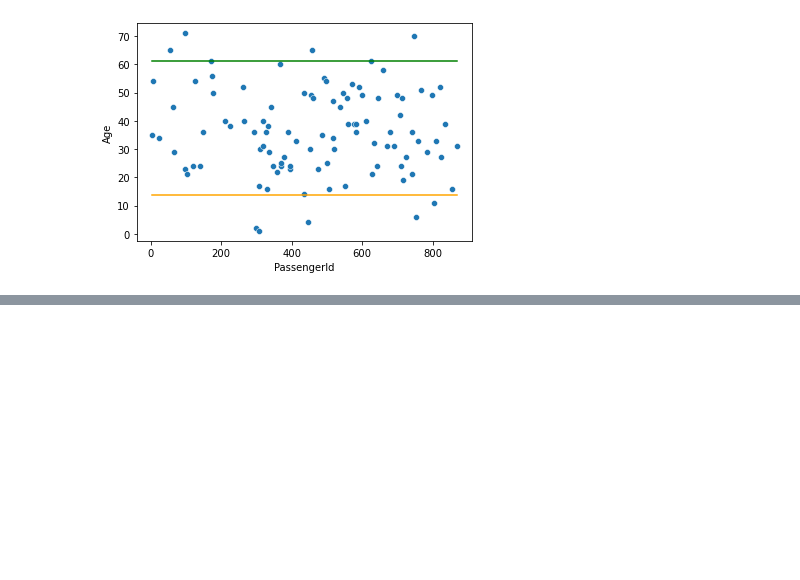
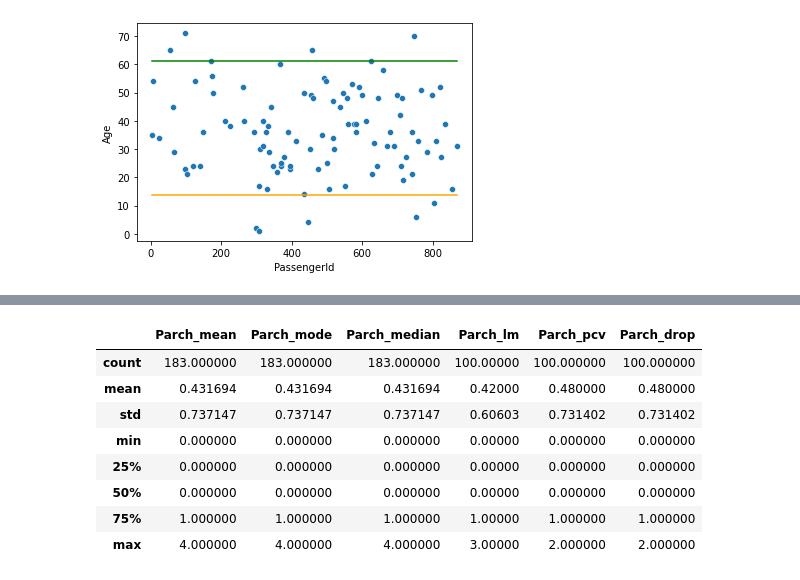
Before and after one commit to CarlosAlvarado-git/DataWrangling, a Jupyter notebook: Laboratorio8/Lab_8_Carlos_Alvarado.ipynb, the cells around one changed output, grey strips where cells are left out. Cells and saved outputs as stored; diff of their text form; code cells hidden in the pictures; blank space fills up the shorter version.

```diff
--- a/Laboratorio8/Lab_8_Carlos_Alvarado.ipynb
+++ b/Laboratorio8/Lab_8_Carlos_Alvarado.ipynb
@@ -794,0 +809,12 @@ COLUMNA PARCH
+# %%
+data_imputaciones[['Parch_mean', 'Parch_mode', 'Parch_median', 'Parch_lm', 'Parch_pcv', 'Parch_drop']].describe()
+# %% [output]
+|  | Parch_mean | Parch_mode | Parch_median | Parch_lm | Parch_pcv | Parch_drop |
+| count | 183.000000 | 183.000000 | 183.000000 | 100.00000 | 100.000000 | 100.000000 |
+| mean | 0.431694 | 0.431694 | 0.431694 | 0.42000 | 0.480000 | 0.480000 |
+| std | 0.737147 | 0.737147 | 0.737147 | 0.60603 | 0.731402 | 0.731402 |
+| min | 0.000000 | 0.000000 | 0.000000 | 0.00000 | 0.000000 | 0.000000 |
+| 25% | 0.000000 | 0.000000 | 0.000000 | 0.00000 | 0.000000 | 0.000000 |
+| 50% | 0.000000 | 0.000000 | 0.000000 | 0.00000 | 0.000000 | 0.000000 |
+| 75% | 1.000000 | 1.000000 | 1.000000 | 1.00000 | 1.000000 | 1.000000 |
+| max | 4.000000 | 4.000000 | 4.000000 | 3.00000 | 2.000000 | 2.000000 |
```
Also changed, not shown: parts of 149 cells of this notebook.
